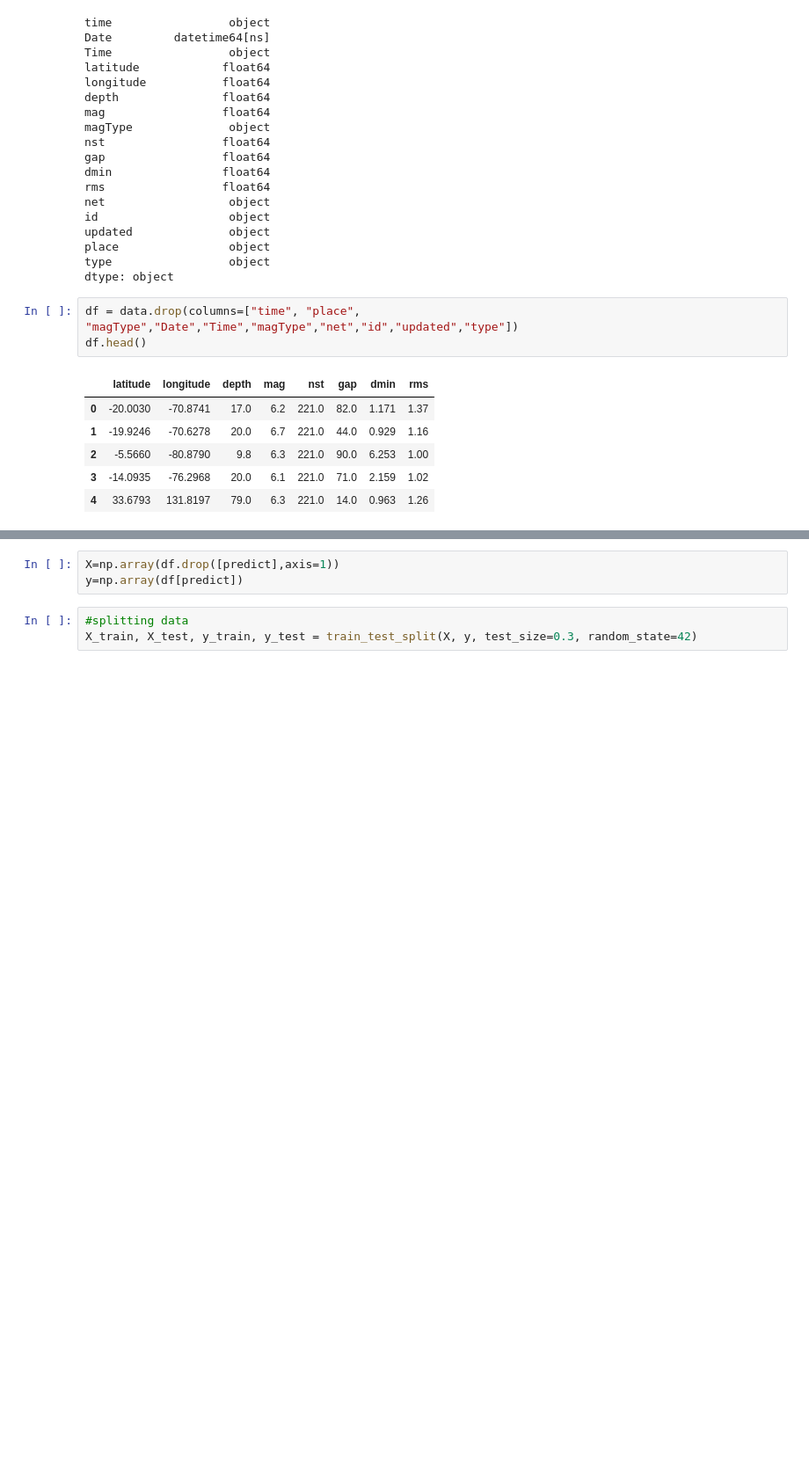
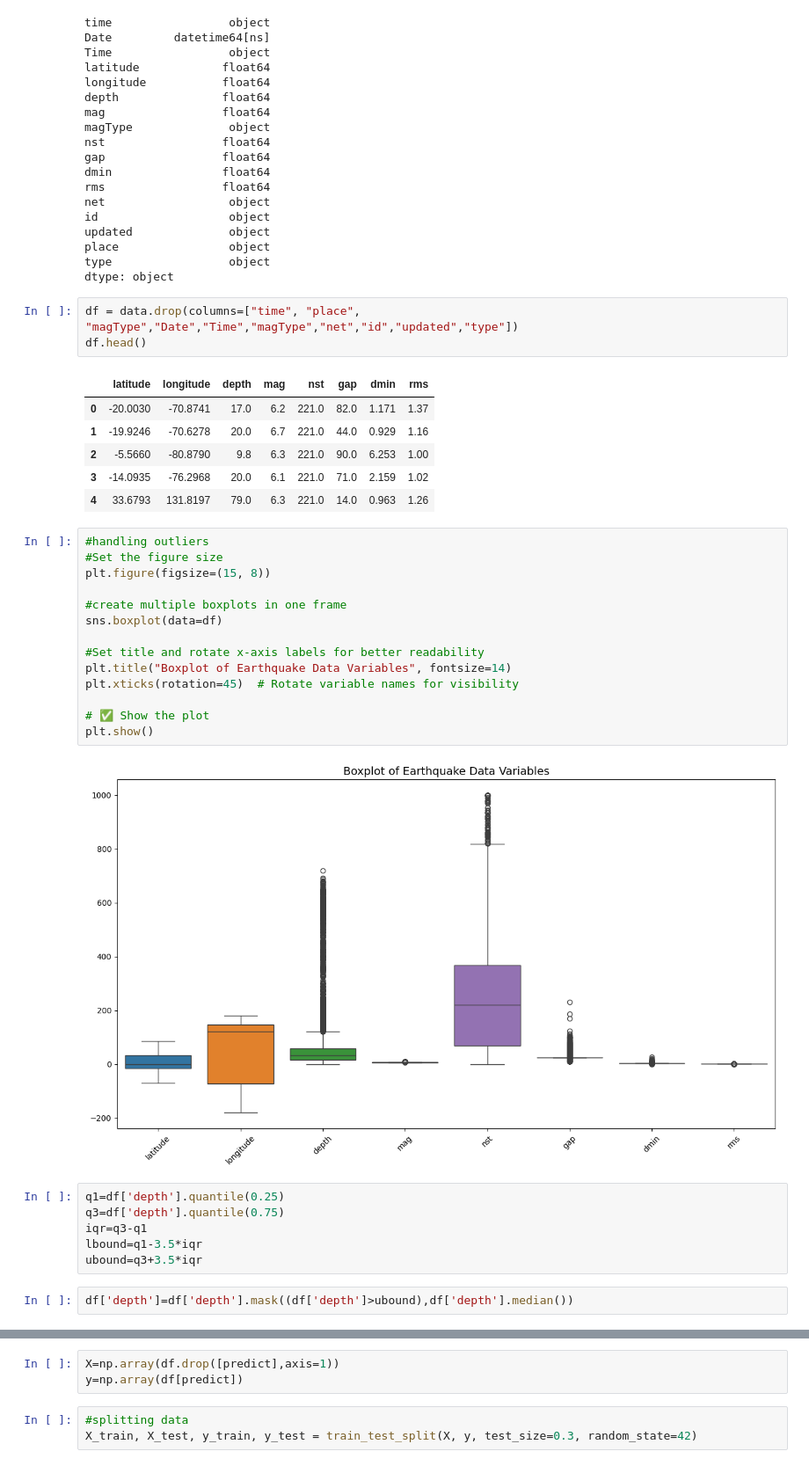
Before and after one commit to anitajn86/MACHINE_LEARNING-1, a Jupyter notebook: PROJECT3/Earthquakes.ipynb, the cells around one changed output, grey strips where cells are left out. Shown: that part at 88% size. Saved outputs shown, nothing was run; the diff lists cells and outputs as text; blank space fills up the shorter version.

Commit message:
Handling outliers to improve model accuracy

```diff
--- a/PROJECT3/Earthquakes.ipynb
+++ b/PROJECT3/Earthquakes.ipynb
@@ -217,3 +202,27 @@ df.head()
 | 2 | -5.5660 | -80.8790 | 9.8 | 6.3 | 221.0 | 90.0 | 6.253 | 1.00 |
 | 3 | -14.0935 | -76.2968 | 20.0 | 6.1 | 221.0 | 71.0 | 2.159 | 1.02 |
 | 4 | 33.6793 | 131.8197 | 79.0 | 6.3 | 221.0 | 14.0 | 0.963 | 1.26 |
+# %%
+#handling outliers
+#Set the figure size
+plt.figure(figsize=(15, 8))
+
+#create multiple boxplots in one frame
+sns.boxplot(data=df)
+
+#Set title and rotate x-axis labels for better readability
+plt.title("Boxplot of Earthquake Data Variables", fontsize=14)
+plt.xticks(rotation=45)  # Rotate variable names for visibility
+
+# ✅ Show the plot
+plt.show()
+# %% [output]
+[figure, added]
+# %%
+q1=df['depth'].quantile(0.25)
+q3=df['depth'].quantile(0.75)
+iqr=q3-q1
+lbound=q1-3.5*iqr
+ubound=q3+3.5*iqr
+# %%
+df['depth']=df['depth'].mask((df['depth']>ubound),df['depth'].median())
```
Also changed, not shown: parts of 3 cells of this notebook, 1 other file.
